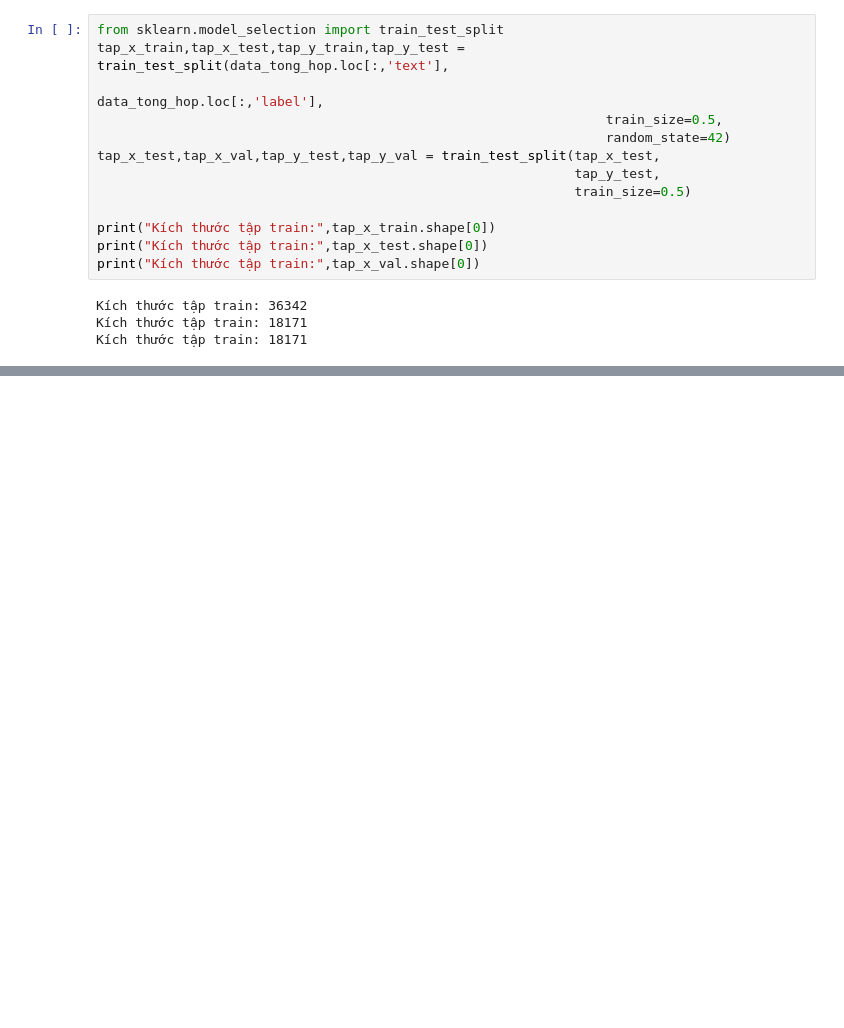
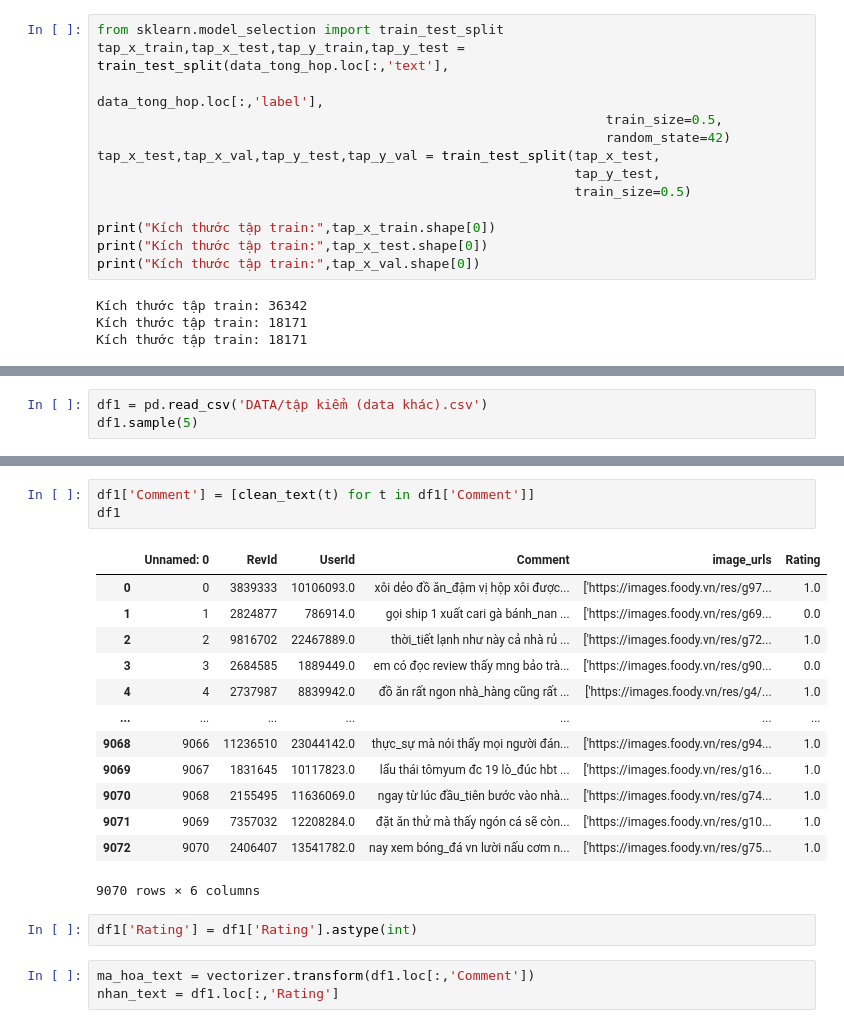
Before and after one commit to huuthanh2k4/AI_For_Marketing, a Jupyter notebook: NPL.ipynb, the cells around one changed output, grey strips where cells are left out. Saved outputs shown, nothing was run; the diff lists cells and outputs as text; blank space fills up the shorter version.

```diff
--- a/NPL.ipynb
+++ b/NPL.ipynb
@@ -1546,0 +1720,3 @@ Kích thước tập train: 18171
+# %%
+df1 = pd.read_csv('DATA/tập kiểm (data khác).csv')
+df1.sample(5)
@@ -1546,0 +1752,22 @@ Kích thước tập train: 18171
+# %%
+df1['Comment'] = [clean_text(t) for t in df1['Comment']]
+df1
+# %% [output]
+|  | Unnamed: 0 | RevId | UserId | Comment | image_urls | Rating |
+| 0 | 0 | 3839333 | 10106093.0 | xôi dẻo đồ ăn_đậm vị hộp xôi được... | ['https://images.foody.vn/res/g97... | 1.0 |
+| 1 | 1 | 2824877 | 786914.0 | gọi ship 1 xuất cari gà bánh_nan ... | ['https://images.foody.vn/res/g69... | 0.0 |
+| 2 | 2 | 9816702 | 22467889.0 | thời_tiết lạnh như này cả nhà rủ ... | ['https://images.foody.vn/res/g72... | 1.0 |
+| 3 | 3 | 2684585 | 1889449.0 | em có đọc review thấy mng bảo trà... | ['https://images.foody.vn/res/g90... | 0.0 |
+| 4 | 4 | 2737987 | 8839942.0 | đồ ăn rất ngon nhà_hàng cũng rất ... | ['https://images.foody.vn/res/g4/... | 1.0 |
+| ... | ... | ... | ... | ... | ... | ... |
+| 9068 | 9066 | 11236510 | 23044142.0 | thực_sự mà nói thấy mọi người đán... | ['https://images.foody.vn/res/g94... | 1.0 |
+| 9069 | 9067 | 1831645 | 10117823.0 | lẩu thái tômyum đc 19 lò_đúc hbt ... | ['https://images.foody.vn/res/g16... | 1.0 |
+| 9070 | 9068 | 2155495 | 11636069.0 | ngay từ lúc đầu_tiên bước vào nhà... | ['https://images.foody.vn/res/g74... | 1.0 |
+| 9071 | 9069 | 7357032 | 12208284.0 | đặt ăn thử mà thấy ngón cá sẽ còn... | ['https://images.foody.vn/res/g10... | 1.0 |
+| 9072 | 9070 | 2406407 | 13541782.0 | nay xem bóng_đá vn lười nấu cơm n... | ['https://images.foody.vn/res/g75... | 1.0 |
+9070 rows × 6 columns
+# %%
+df1['Rating'] = df1['Rating'].astype(int)
+# %%
+ma_hoa_text = vectorizer.transform(df1.loc[:,'Comment'])
+nhan_text = df1.loc[:,'Rating']
```
Also changed, not shown: parts of 30 cells of this notebook, 2 other files.
